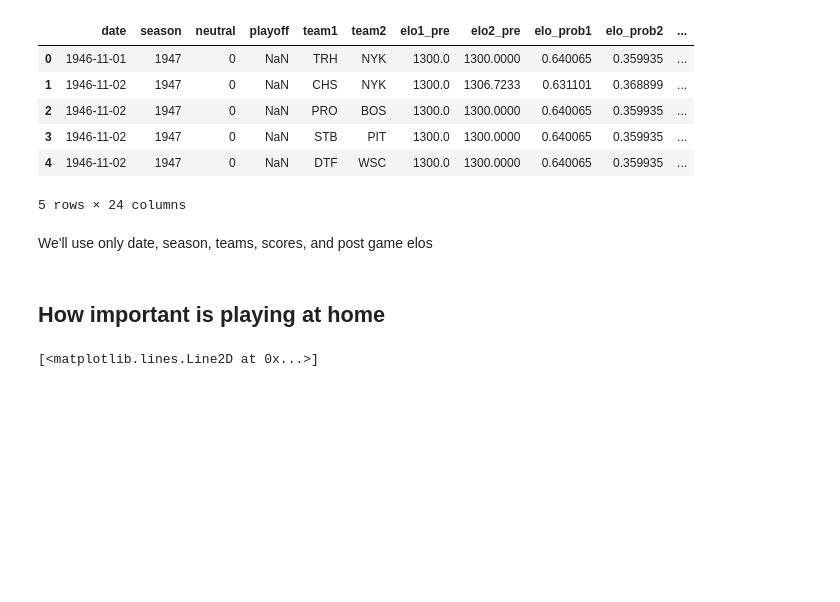
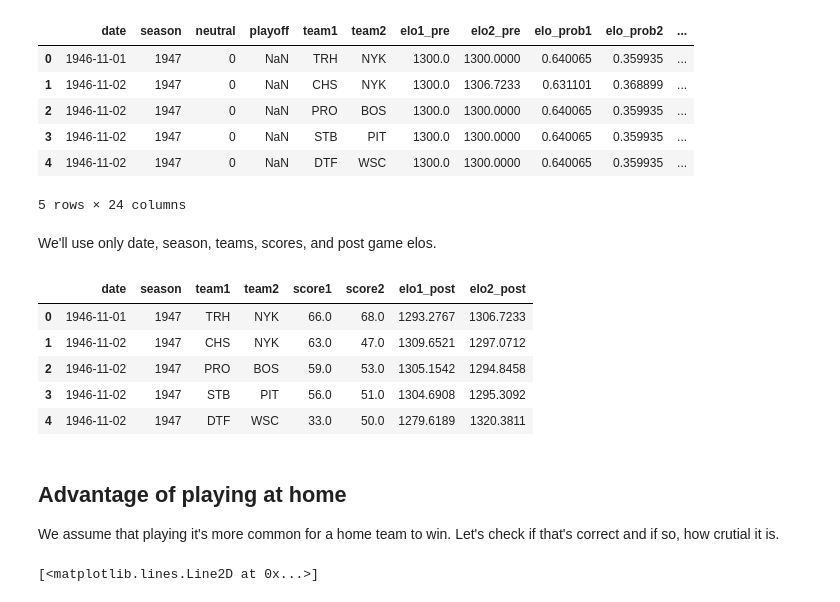
Before and after one commit to jgrodzicki/NBA-result-predictor, a Jupyter notebook: main.ipynb, the cells around one changed output. Cells and saved outputs as stored; diff of their text form; code cells hidden in the pictures; blank space fills up the shorter version.

```diff
--- a/main.ipynb
+++ b/main.ipynb
@@ -34,9 +34,20 @@ df.head()
 | 4 | 1946-11-02 | 1947 | 0 | NaN | DTF | WSC | 1300.0 | 1300.0000 | 0.640065 | 0.359935 | ... |
 5 rows × 24 columns
 # %% [markdown]
-We'll use only date, season, teams, scores, and post game elos
+We'll use only date, season, teams, scores, and post game elos.
-# %% [markdown]
-## How important is playing at home
+# %%
+df = df[['date', 'season', 'team1', 'team2', 'score1', 'score2', 'elo1_post', 'elo2_post']]
+df.head()
+# %% [output]
+|  | date | season | team1 | team2 | score1 | score2 | elo1_post | elo2_post |
+| 0 | 1946-11-01 | 1947 | TRH | NYK | 66.0 | 68.0 | 1293.2767 | 1306.7233 |
+| 1 | 1946-11-02 | 1947 | CHS | NYK | 63.0 | 47.0 | 1309.6521 | 1297.0712 |
+| 2 | 1946-11-02 | 1947 | PRO | BOS | 59.0 | 53.0 | 1305.1542 | 1294.8458 |
+| 3 | 1946-11-02 | 1947 | STB | PIT | 56.0 | 51.0 | 1304.6908 | 1295.3092 |
+| 4 | 1946-11-02 | 1947 | DTF | WSC | 33.0 | 50.0 | 1279.6189 | 1320.3811 |
+# %% [markdown]
+## Advantage of playing at home
+We assume that playing it's more common for a home team to win. Let's check if that's correct and if so, how crutial it is.
 # %%
 last_s = df.iloc[0]['season']
 gp = home_w = 0
```
Also changed, not shown: parts of 19 cells of this notebook.
